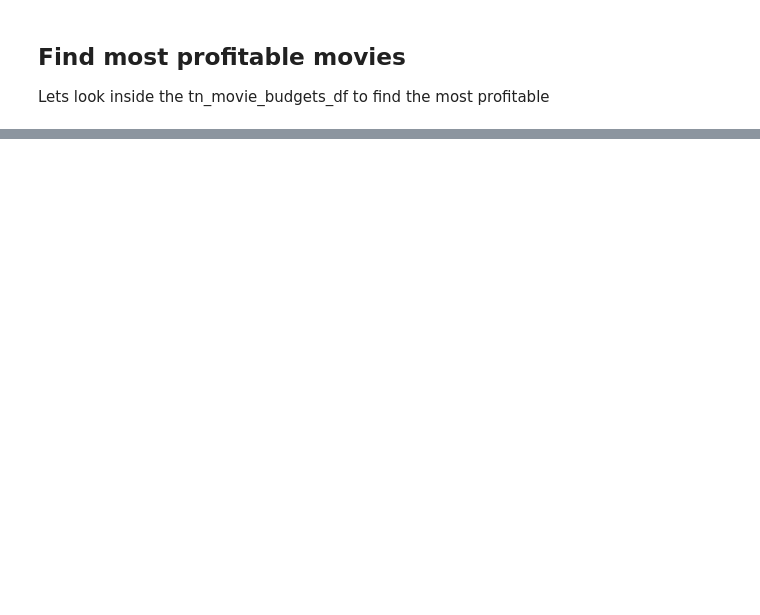
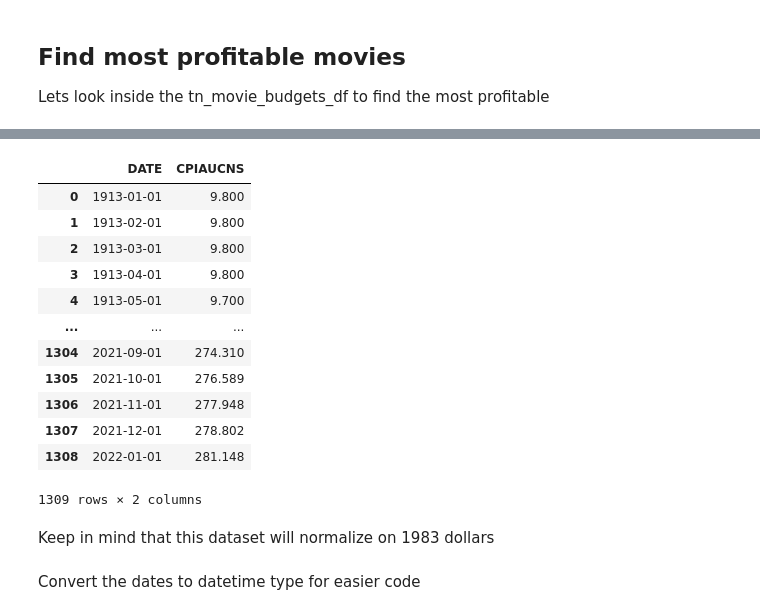
Before and after one commit to DanlBradley/dsc-phase-1-project-v2-3, a Jupyter notebook: alex.ipynb, the cells around one changed output, grey strips where cells are left out. Saved outputs shown, nothing was run; the diff lists cells and outputs as text; code cells hidden in the pictures; blank space fills up the shorter version.

```diff
--- a/alex.ipynb
+++ b/alex.ipynb
@@ -208,0 +216,20 @@ tn_movie_budgets_db.sort_values('worldwide_profits', ascending= False)
+# %%
+eighties_dollars_df = pd.read_csv('zippedData/CPIAUCNS.csv')
+# %%
+eighties_dollars_df
+# %% [output]
+|  | DATE | CPIAUCNS |
+| 0 | 1913-01-01 | 9.800 |
+| 1 | 1913-02-01 | 9.800 |
+| 2 | 1913-03-01 | 9.800 |
+| 3 | 1913-04-01 | 9.800 |
+| 4 | 1913-05-01 | 9.700 |
+| ... | ... | ... |
+| 1304 | 2021-09-01 | 274.310 |
+| 1305 | 2021-10-01 | 276.589 |
+| 1306 | 2021-11-01 | 277.948 |
+| 1307 | 2021-12-01 | 278.802 |
+| 1308 | 2022-01-01 | 281.148 |
+1309 rows × 2 columns
+# %% [markdown]
+Keep in mind that this dataset will normalize on 1983 dollars
@@ -208,0 +239,2 @@ tn_movie_budgets_db.sort_values('worldwide_profits', ascending= False)
+# %% [markdown]
+Convert the dates to datetime type for easier code
```
Also changed, not shown: parts of 22 cells of this notebook, 1 other file.
